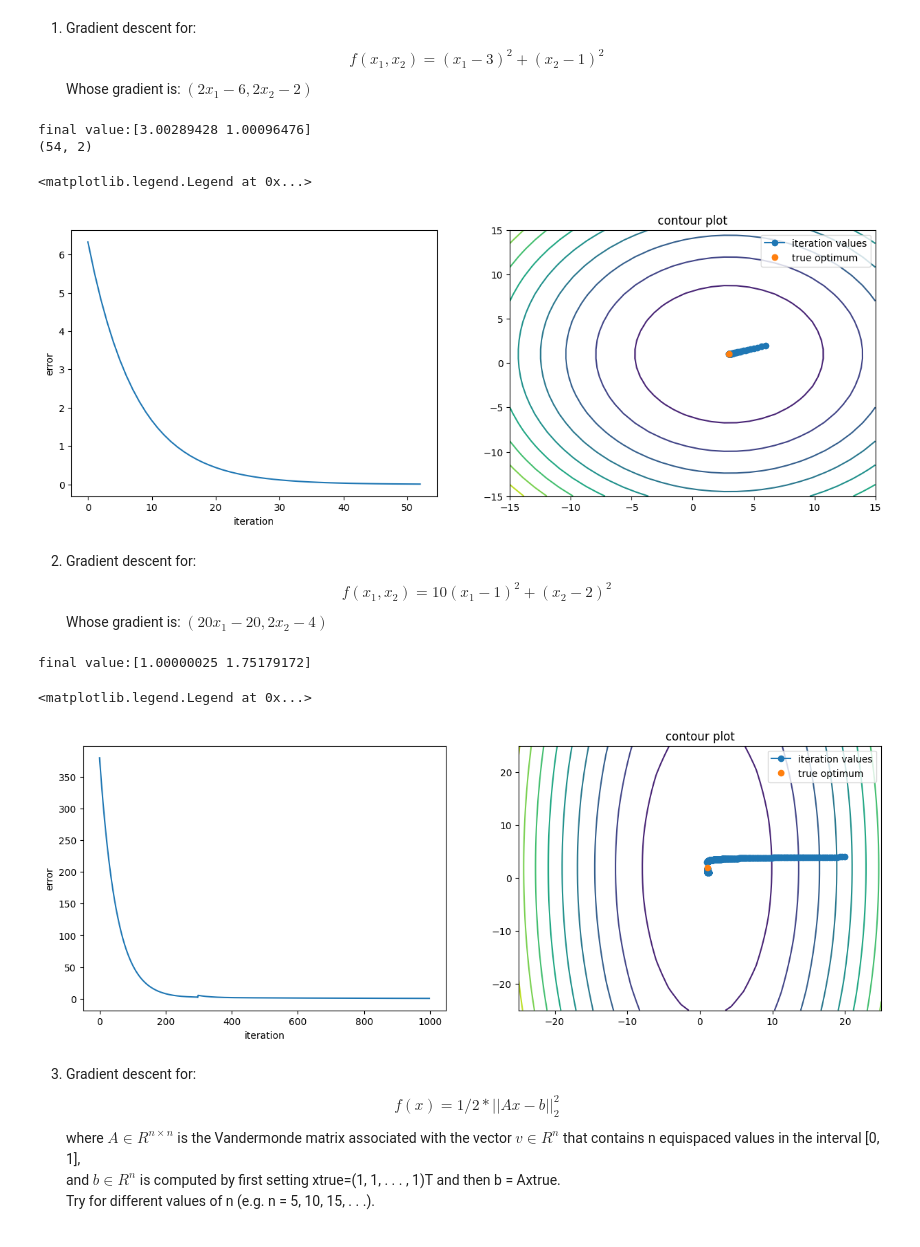
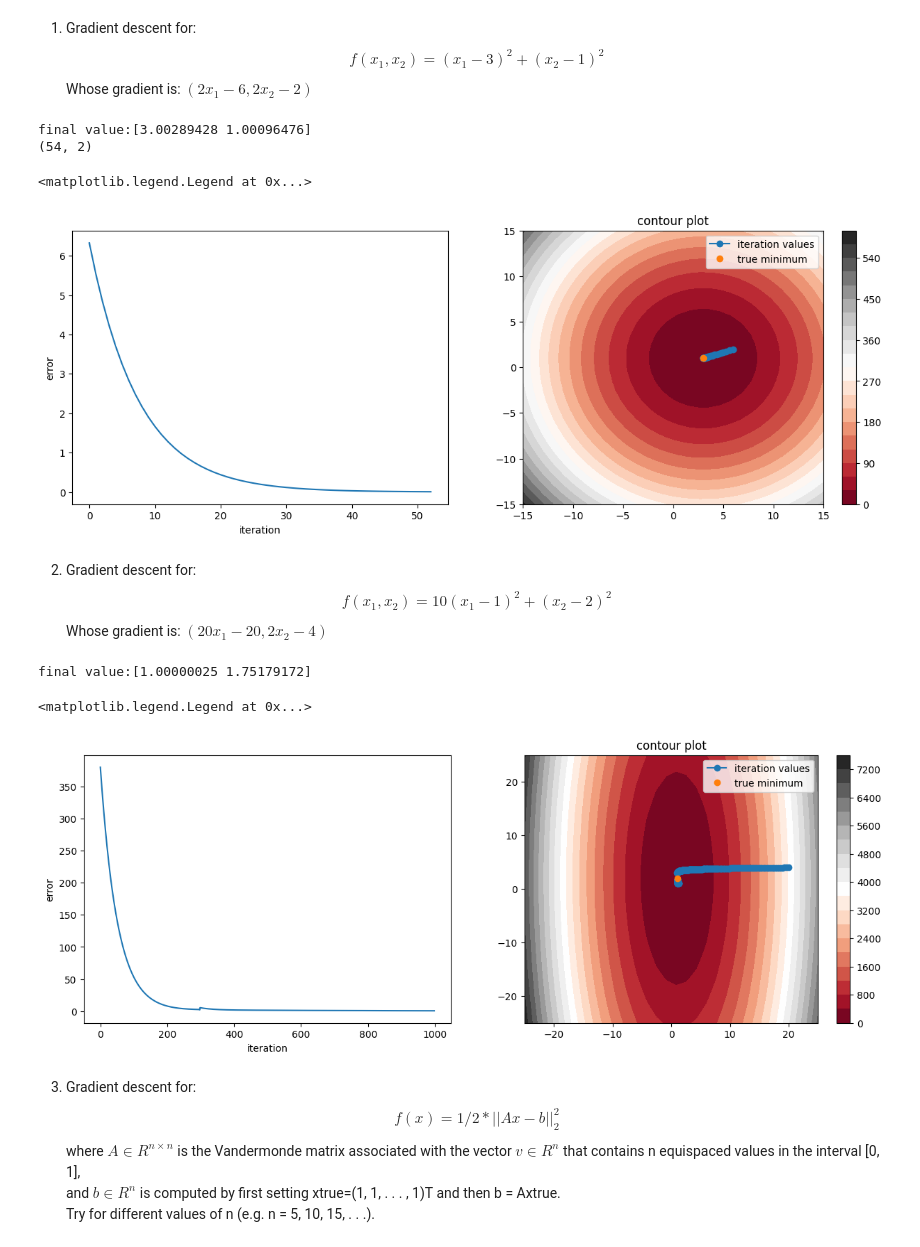
Before and after one commit to danielenapo/AI_unibo, a Jupyter notebook: Maths4ML/Homeworks/3/GD.ipynb, the cells around one changed output. Drawn from its saved outputs; the diff is of its cells as text; code cells hidden in the pictures.

```diff
--- a/Maths4ML/Homeworks/3/GD.ipynb
+++ b/Maths4ML/Homeworks/3/GD.ipynb
@@ -14,10 +14,11 @@ def contourPlot(f, x_val, ax, sizex, sizey, fig):
     #compute the value of f over the grid
     zz=f((xx, yy))
     #plot conrour plot
-    cont=ax.contour(xx, yy, zz, levels=10, corner_mask=True)
+    cont=ax.contourf(xx, yy, zz, levels=20, corner_mask=True, cmap='RdGy')
+    plt.colorbar(cont, ax=ax)
     #fig.colorbar(cont)
     plt.title("contour plot")
-    ax.plot(x_val[0,1:], x_val[1,1:], "o-")
+    ax.plot(x_val[0,1:], x_val[1,1:], "o-", label="iteration values")
 # %% [markdown]
 ## BACKTRACKING algorithm
 # %%
@@ -137,28 +138,29 @@ Whose gradient is: $(2x_1 -6, 2x_2-2)$
 # %%
 def f1(x):
     res=(x[0]-3)**2 + (x[1]-1)**2
     return res
 def grad_f1(x):
     return np.array((2*x[0] -6, 2*x[1]-2))
 
+x_true=np.array((3,1))
 x0=np.array((0,0))
 #print(x0.shape)
 x_val, f_val, err_val=GD(f1, grad_f1, x0, 1e-3, 1e-3, kmax=500)
 print(f"final value:{x_val[-1]}")
 fig, (ax1, ax2)=plt.subplots(1,2, figsize=(15,5))
 ax1.plot(err_val)
 ax1.set_xlabel("iteration")
 ax1.set_ylabel("error")
 x_val=np.array(x_val)
 print(x_val.shape)
 contourPlot(f1, x_val.T, ax2, sizex=15, sizey=15, fig=fig)
-ax2.plot(3,1, "o")
-plt.legend(["iteration values", "true optimum"])
+ax2.plot(3,1, "o", label="true minimum")
+plt.legend()
 # %% [output]
 final value:[3.00289428 1.00096476]
 (54, 2)
 <matplotlib.legend.Legend at 0x...>
-[figure, old version]
+[figure, new version]
 # %% [markdown]
 2) Gradient descent for: $$f(x_1, x_2) = 10(x_1 − 1)^2 + (x_2 − 2)^2$$
 Whose gradient is: $(20x_1 -20, 2x_2-4)$
@@ -169,6 +171,7 @@ def f2(x):
 def grad_f1(x):
     return np.array((20*x[0] -20, 2*x[1]-4))
 
+x_true=np.array((1,2))
 x0=np.array((0,0))
 x_val2, f_val, err_val2=GD(f1, grad_f1, x0, 1e-2, 1e-2, 1000)
 print(f"final value:{x_val2[-1]}")
@@ -178,12 +181,12 @@ ax1.set_xlabel("iteration")
 ax1.set_ylabel("error")
 x_val2=np.array(x_val2)
 contourPlot(f2, x_val2.T, ax2, sizex=25, sizey=25, fig=fig)
-ax2.plot(1,2, "o")
-plt.legend(["iteration values", "true optimum"])
+ax2.plot(1,2, "o", label="true minimum")
+plt.legend()
 # %% [output]
 final value:[1.00000025 1.75179172]
 <matplotlib.legend.Legend at 0x...>
-[figure, old version]
+[figure, new version]
 # %% [markdown]
 3) Gradient descent for: $$f(x) = 1/2 *||Ax − b||_2^2$$
 where $A ∈ R^{n×n}$ is the Vandermonde matrix associated with the vector $v ∈ R^n$ that contains n equispaced values in the interval [0, 1],<br>
```
Also changed, not shown: parts of 1 cell of this notebook, 10 other files.
